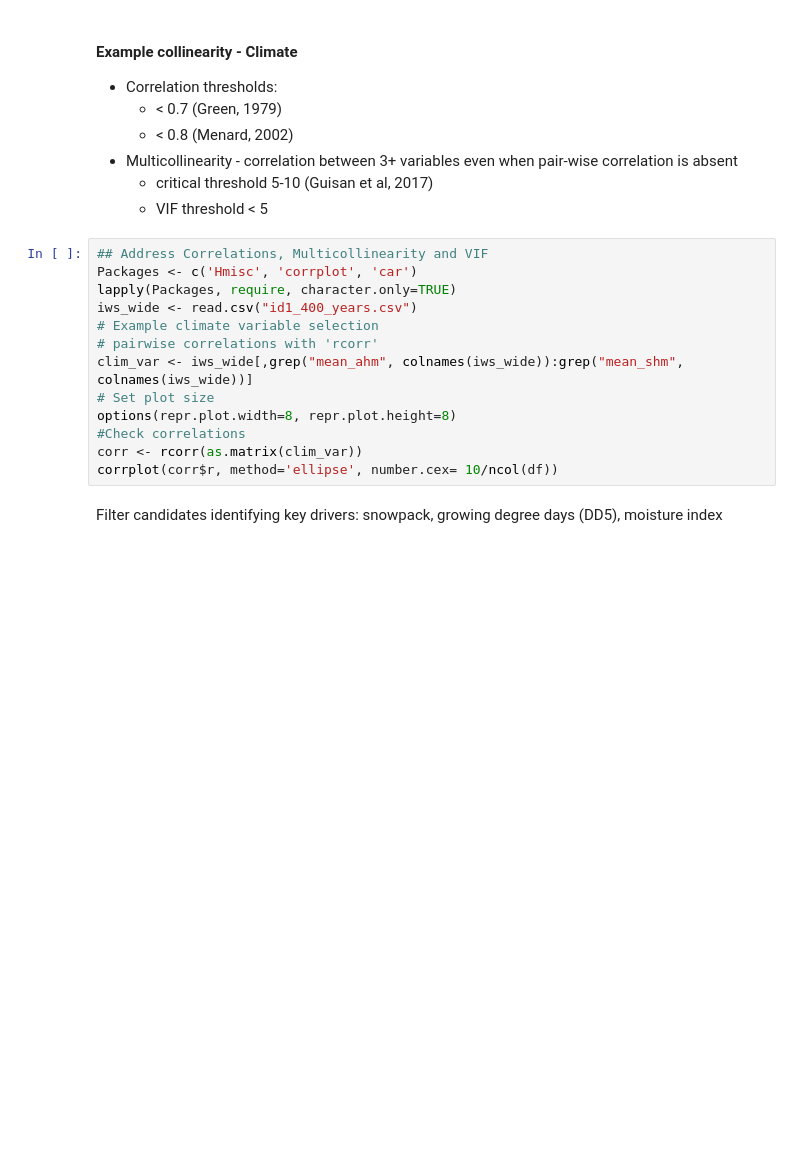
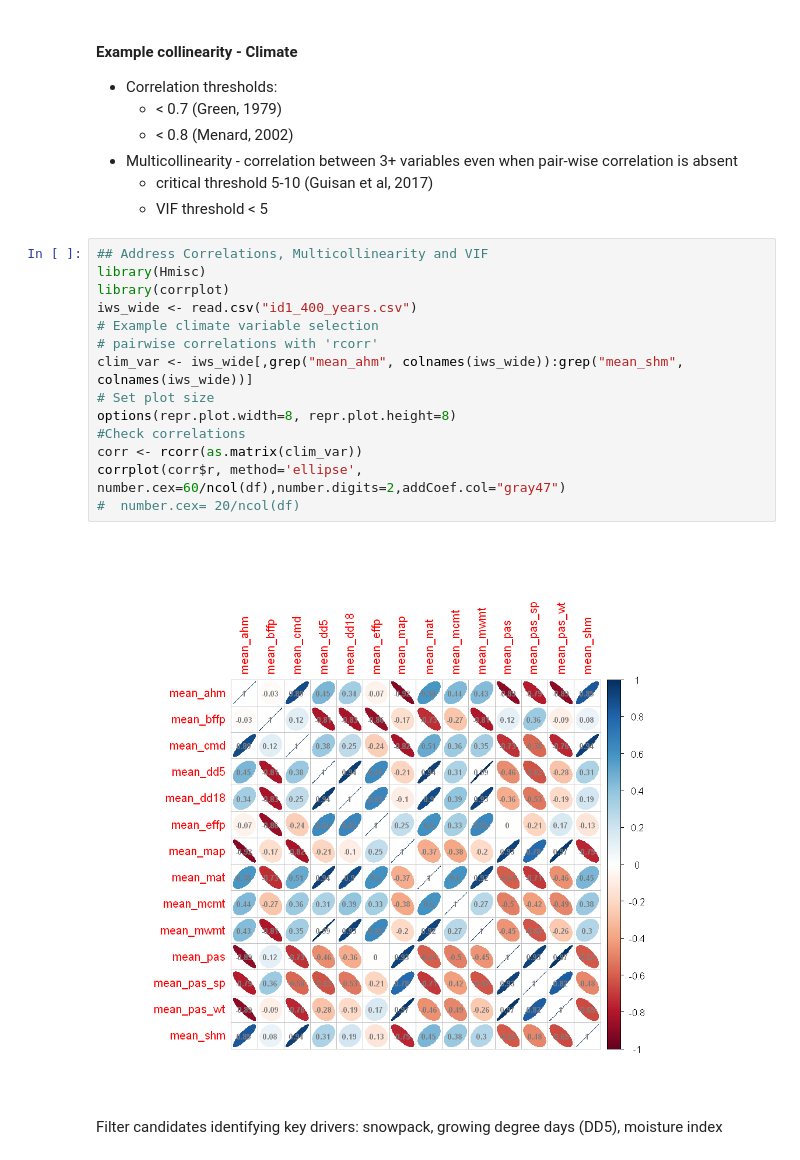
Before and after one commit to Yuhash/iws, a Jupyter notebook: IWS_Notebook.ipynb, the cells around one changed output. Drawn from its saved outputs; the diff is of its cells as text; blank space fills up the shorter version.

```diff
--- a/IWS_Notebook.ipynb
+++ b/IWS_Notebook.ipynb
@@ -543,17 +550,20 @@ Points of consideration for the modelling framework, data inputs, and their inte
     * VIF threshold < 5
 # %%
 ## Address Correlations, Multicollinearity and VIF
-Packages <- c('Hmisc', 'corrplot', 'car')
-lapply(Packages, require, character.only=TRUE)
+library(Hmisc)
+library(corrplot)
 iws_wide <- read.csv("id1_400_years.csv")
 # Example climate variable selection
 # pairwise correlations with 'rcorr'
 clim_var <- iws_wide[,grep("mean_ahm", colnames(iws_wide)):grep("mean_shm", colnames(iws_wide))]
 # Set plot size
 options(repr.plot.width=8, repr.plot.height=8)
 #Check correlations
 corr <- rcorr(as.matrix(clim_var))
-corrplot(corr$r, method='ellipse', number.cex= 10/ncol(df))
+corrplot(corr$r, method='ellipse', number.cex=60/ncol(df),number.digits=2,addCoef.col="gray47")
+#  number.cex= 20/ncol(df)
+# %% [output]
+[figure, added]
 # %% [markdown]
 Filter candidates identifying key drivers: snowpack, growing degree days (DD5), moisture index
 # %%
```
Also changed, not shown: parts of 16 cells of this notebook, 1 other file.
